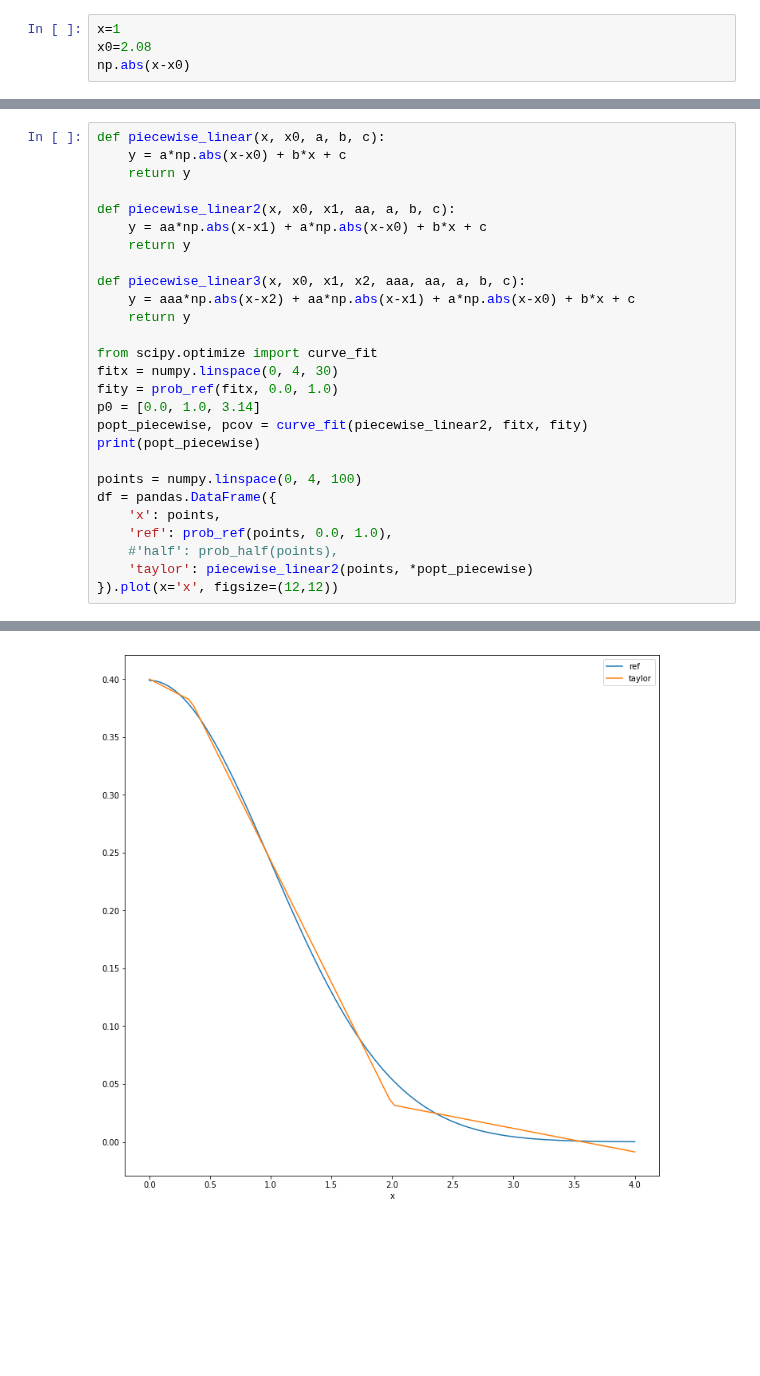
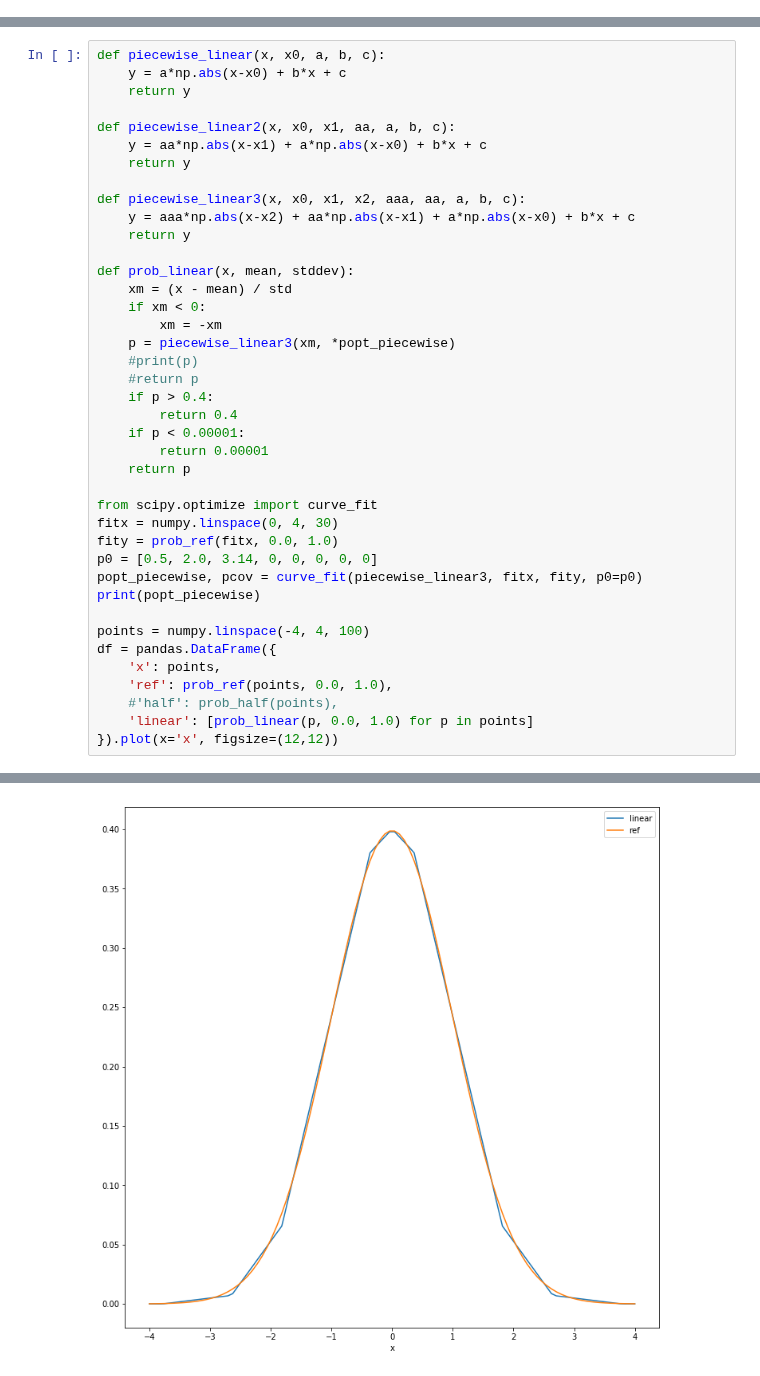
Before and after one commit to jonnor/embeddedml, a Jupyter notebook: NaiveBayes.ipynb, the cells around one changed output, grey strips where cells are left out. Drawn from its saved outputs; the diff is of its cells as text; blank space fills up the shorter version.

```diff
--- a/NaiveBayes.ipynb
+++ b/NaiveBayes.ipynb
@@ -80,4 +71,0 @@ df = pandas.DataFrame({
-# %%
-x=1
-x0=2.08
-np.abs(x-x0)
@@ -96,18 +82,31 @@ def piecewise_linear3(x, x0, x1, x2, aaa, aa, a, b, c):
     y = aaa*np.abs(x-x2) + aa*np.abs(x-x1) + a*np.abs(x-x0) + b*x + c
     return y
 
+def prob_linear(x, mean, stddev):
+    xm = (x - mean) / std
+    if xm < 0:
+        xm = -xm
+    p = piecewise_linear3(xm, *popt_piecewise)
+    #print(p)
+    #return p
+    if p > 0.4:
+        return 0.4
+    if p < 0.00001:
+        return 0.00001
+    return p
+
 from scipy.optimize import curve_fit
 fitx = numpy.linspace(0, 4, 30)
 fity = prob_ref(fitx, 0.0, 1.0)
-p0 = [0.0, 1.0, 3.14]
-popt_piecewise, pcov = curve_fit(piecewise_linear2, fitx, fity)
+p0 = [0.5, 2.0, 3.14, 0, 0, 0, 0, 0]
+popt_piecewise, pcov = curve_fit(piecewise_linear3, fitx, fity, p0=p0)
 print(popt_piecewise)
 
-points = numpy.linspace(0, 4, 100)
+points = numpy.linspace(-4, 4, 100)
 df = pandas.DataFrame({
     'x': points,
     'ref': prob_ref(points, 0.0, 1.0),
     #'half': prob_half(points),
-    'taylor': piecewise_linear2(points, *popt_piecewise)
+    'linear': [prob_linear(p, 0.0, 1.0) for p in points]
 }).plot(x='x', figsize=(12,12))
 # %% [output]
@@ -115 +115 @@ df = pandas.DataFrame({
-[figure, old version]
+[figure, new version]
```
Also changed, not shown: parts of 12 cells of this notebook, 5 other files.
